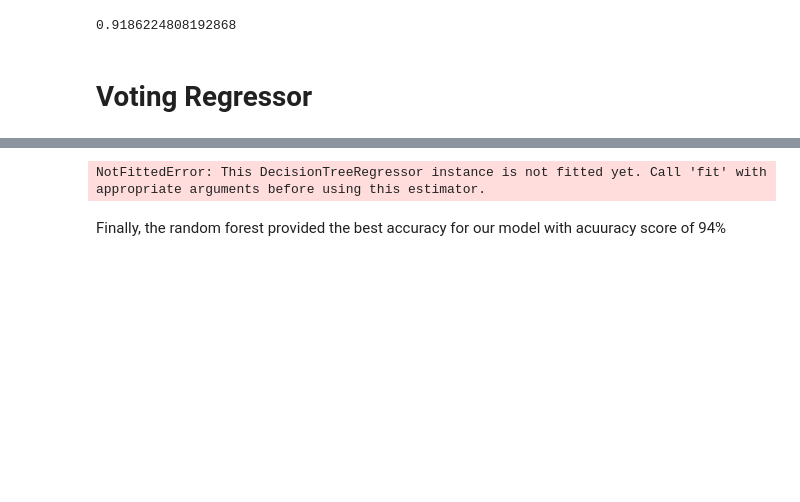
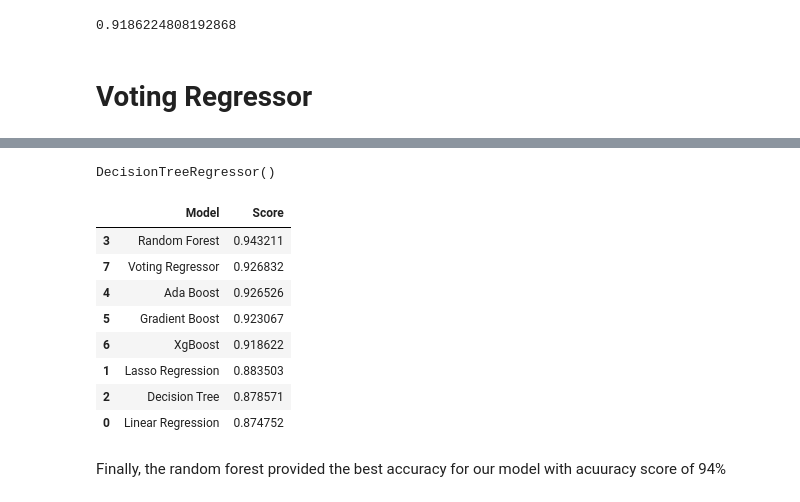
Before and after one commit to sukrutimallesh/Car-price-prediction-model, a Jupyter notebook: car_prediction_model/data_cleaning.ipynb, the cells around one changed output, grey strips where cells are left out. Cells and saved outputs as stored; diff of their text form; code cells hidden in the pictures; blank space fills up the shorter version.

```diff
--- a/car_prediction_model/data_cleaning.ipynb
+++ b/car_prediction_model/data_cleaning.ipynb
@@ -1036,13 +1036,25 @@ vr.score(X_test, y_test)
+# %%
+dtr.fit(X_train, y_train)
+# %% [output]
+DecisionTreeRegressor()
 # %%
 models = pd.DataFrame({
     'Model' : ['Linear Regression', 'Lasso Regression', 'Decision Tree', 'Random Forest', 'Ada Boost', 'Gradient Boost', 'XgBoost', "Voting Regressor"],
-    'Score' : [lr.score(X_test, y_test), lasso.score(X_test, y_test), dtr.score(X_test, y_test), rfr_top10.score(X_test, y_test), ada.score(X_test, y_test),
+    'Score' : [lr.score(X_test, y_test), lasso.score(X_test, y_test), dtr.score(X_test, y_test), rfr.score(X_test, y_test), ada.score(X_test, y_test),
                gbr.score(X_test, y_test), xgb.score(X_test, y_test), vr.score(X_test, y_test)]
 })
 
 models.sort_values(by = 'Score', ascending = False)
 # %% [output]
-NotFittedError: This DecisionTreeRegressor instance is not fitted yet. Call 'fit' with appropriate arguments before using this estimator.
+|  | Model | Score |
+| 3 | Random Forest | 0.943211 |
+| 7 | Voting Regressor | 0.926832 |
+| 4 | Ada Boost | 0.926526 |
+| 5 | Gradient Boost | 0.923067 |
+| 6 | XgBoost | 0.918622 |
+| 1 | Lasso Regression | 0.883503 |
+| 2 | Decision Tree | 0.878571 |
+| 0 | Linear Regression | 0.874752 |
 # %%
 px.bar(data_frame = models, x = 'Score', y = 'Model', color = 'Score', template = 'plotly_dark', title = 'Models Comparison')
 # %% [markdown]
```
Also changed, not shown: parts of 26 cells of this notebook.
